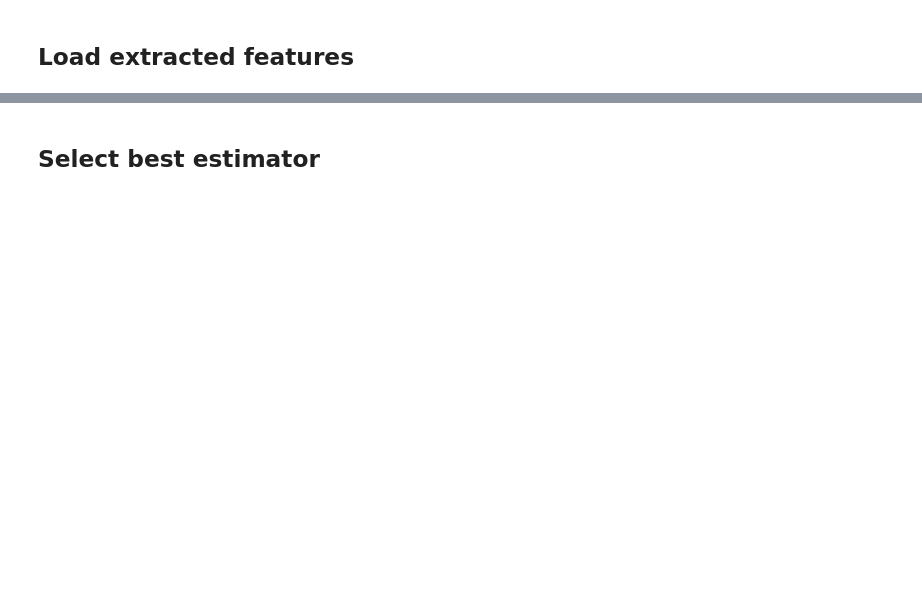
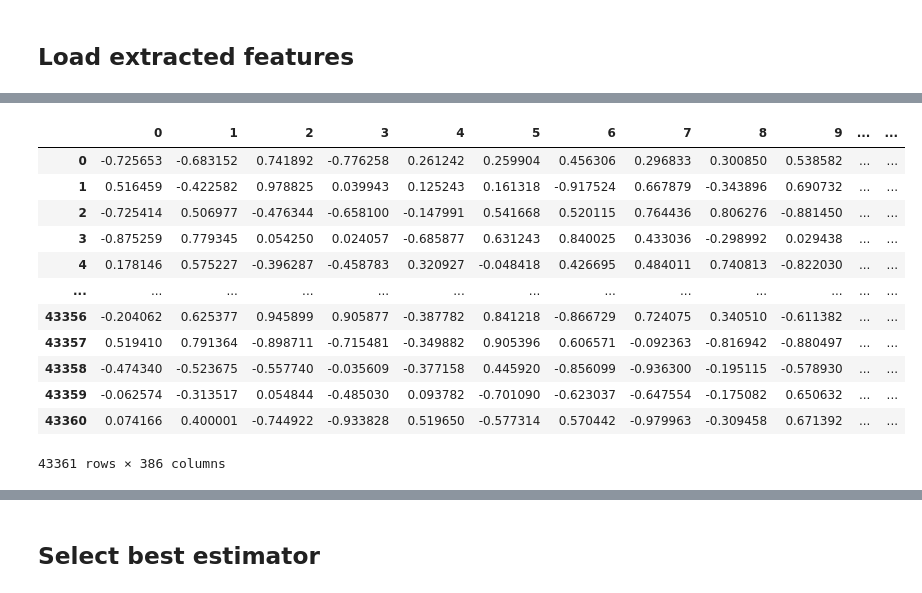
Before and after one commit to mhagglun/code2vec, a Jupyter notebook: evaluation.ipynb, the cells around one changed output, grey strips where cells are left out. Cells and saved outputs as stored; diff of their text form; code cells hidden in the pictures; blank space fills up the shorter version.

```diff
--- a/evaluation.ipynb
+++ b/evaluation.ipynb
@@ -47,0 +47,20 @@ df.head()
+# %%
+classes = { 0: 'train', 1: 'save', 2: 'process', 3: 'forward', 4: 'predict' }
+# %%
+# Assign categories based on method name
+df['category'] = df.method_name.map(lambda x: np.array([x.find(s) for s in classes.values()]).argmax())
+df
+# %% [output]
+|  | 0 | 1 | 2 | 3 | 4 | 5 | 6 | 7 | 8 | 9 | ... | ... |
+| 0 | -0.725653 | -0.683152 | 0.741892 | -0.776258 | 0.261242 | 0.259904 | 0.456306 | 0.296833 | 0.300850 | 0.538582 | ... | ... |
+| 1 | 0.516459 | -0.422582 | 0.978825 | 0.039943 | 0.125243 | 0.161318 | -0.917524 | 0.667879 | -0.343896 | 0.690732 | ... | ... |
+| 2 | -0.725414 | 0.506977 | -0.476344 | -0.658100 | -0.147991 | 0.541668 | 0.520115 | 0.764436 | 0.806276 | -0.881450 | ... | ... |
+| 3 | -0.875259 | 0.779345 | 0.054250 | 0.024057 | -0.685877 | 0.631243 | 0.840025 | 0.433036 | -0.298992 | 0.029438 | ... | ... |
+| 4 | 0.178146 | 0.575227 | -0.396287 | -0.458783 | 0.320927 | -0.048418 | 0.426695 | 0.484011 | 0.740813 | -0.822030 | ... | ... |
+| ... | ... | ... | ... | ... | ... | ... | ... | ... | ... | ... | ... | ... |
+| 43356 | -0.204062 | 0.625377 | 0.945899 | 0.905877 | -0.387782 | 0.841218 | -0.866729 | 0.724075 | 0.340510 | -0.611382 | ... | ... |
+| 43357 | 0.519410 | 0.791364 | -0.898711 | -0.715481 | -0.349882 | 0.905396 | 0.606571 | -0.092363 | -0.816942 | -0.880497 | ... | ... |
+| 43358 | -0.474340 | -0.523675 | -0.557740 | -0.035609 | -0.377158 | 0.445920 | -0.856099 | -0.936300 | -0.195115 | -0.578930 | ... | ... |
+| 43359 | -0.062574 | -0.313517 | 0.054844 | -0.485030 | 0.093782 | -0.701090 | -0.623037 | -0.647554 | -0.175082 | 0.650632 | ... | ... |
+| 43360 | 0.074166 | 0.400001 | -0.744922 | -0.933828 | 0.519650 | -0.577314 | 0.570442 | -0.979963 | -0.309458 | 0.671392 | ... | ... |
+43361 rows × 386 columns
```
Also changed, not shown: parts of 38 cells of this notebook.
